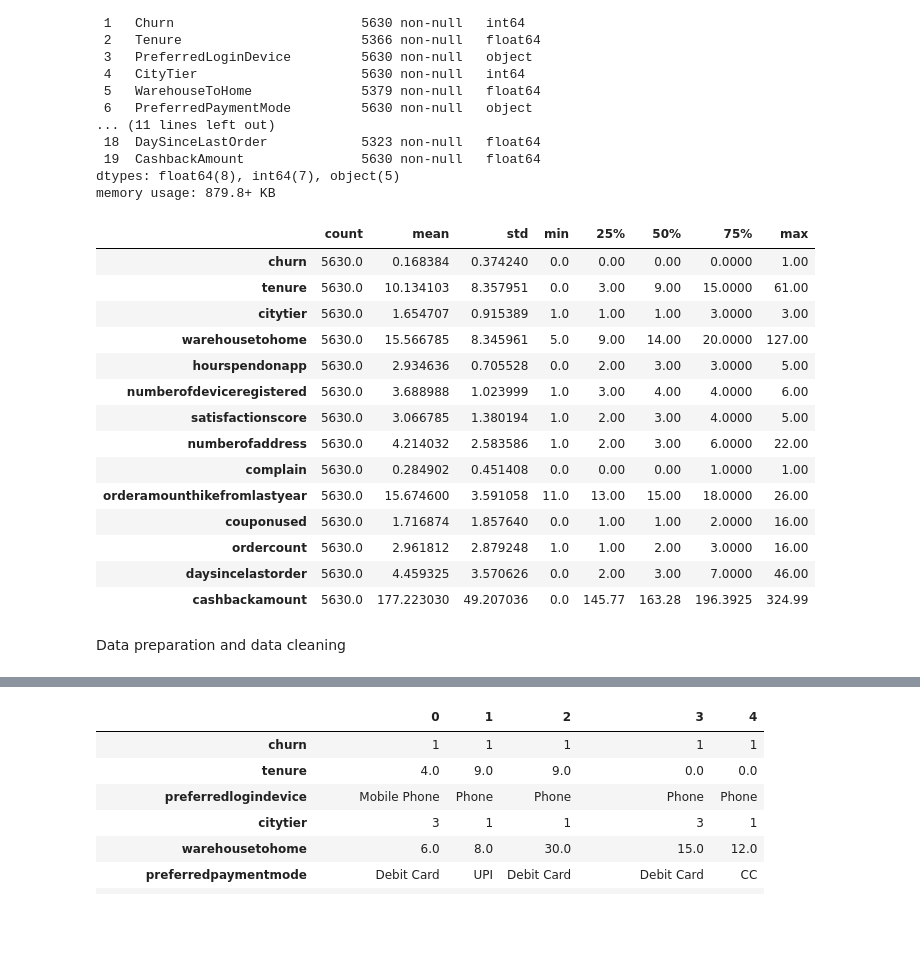
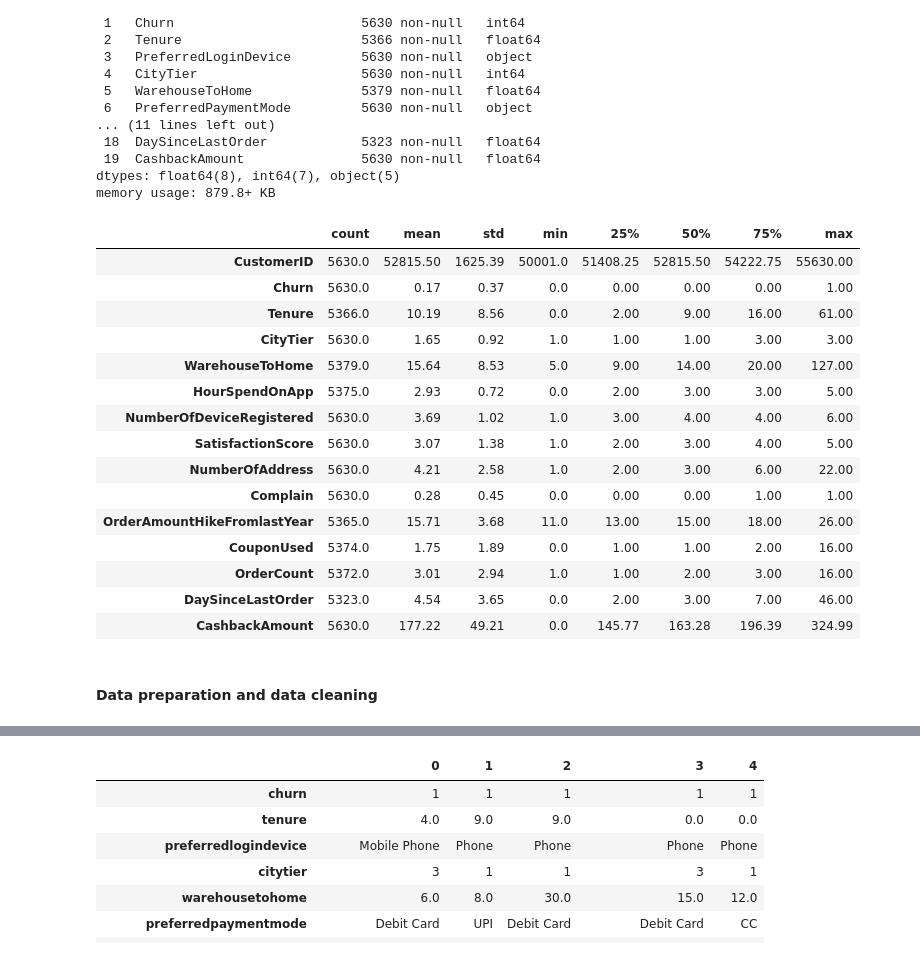
Before and after one commit to VadimChernik/customer_churn_prediction, a Jupyter notebook: notebook.ipynb, the cells around one changed output, grey strips where cells are left out. Drawn from its saved outputs; the diff is of its cells as text; code cells hidden in the pictures; blank space fills up the shorter version.

```diff
--- a/notebook.ipynb
+++ b/notebook.ipynb
@@ -40,25 +50,26 @@ Data columns (total 20 columns):
 dtypes: float64(8), int64(7), object(5)
 memory usage: 879.8+ KB
 # %%
-df.describe().T
+df.describe().round(2).T
 # %% [output]
 |  | count | mean | std | min | 25% | 50% | 75% | max |
-| churn | 5630.0 | 0.168384 | 0.374240 | 0.0 | 0.00 | 0.00 | 0.0000 | 1.00 |
-| tenure | 5630.0 | 10.134103 | 8.357951 | 0.0 | 3.00 | 9.00 | 15.0000 | 61.00 |
-| citytier | 5630.0 | 1.654707 | 0.915389 | 1.0 | 1.00 | 1.00 | 3.0000 | 3.00 |
-| warehousetohome | 5630.0 | 15.566785 | 8.345961 | 5.0 | 9.00 | 14.00 | 20.0000 | 127.00 |
-| hourspendonapp | 5630.0 | 2.934636 | 0.705528 | 0.0 | 2.00 | 3.00 | 3.0000 | 5.00 |
-| numberofdeviceregistered | 5630.0 | 3.688988 | 1.023999 | 1.0 | 3.00 | 4.00 | 4.0000 | 6.00 |
-| satisfactionscore | 5630.0 | 3.066785 | 1.380194 | 1.0 | 2.00 | 3.00 | 4.0000 | 5.00 |
-| numberofaddress | 5630.0 | 4.214032 | 2.583586 | 1.0 | 2.00 | 3.00 | 6.0000 | 22.00 |
-| complain | 5630.0 | 0.284902 | 0.451408 | 0.0 | 0.00 | 0.00 | 1.0000 | 1.00 |
-| orderamounthikefromlastyear | 5630.0 | 15.674600 | 3.591058 | 11.0 | 13.00 | 15.00 | 18.0000 | 26.00 |
-| couponused | 5630.0 | 1.716874 | 1.857640 | 0.0 | 1.00 | 1.00 | 2.0000 | 16.00 |
-| ordercount | 5630.0 | 2.961812 | 2.879248 | 1.0 | 1.00 | 2.00 | 3.0000 | 16.00 |
-| daysincelastorder | 5630.0 | 4.459325 | 3.570626 | 0.0 | 2.00 | 3.00 | 7.0000 | 46.00 |
-| cashbackamount | 5630.0 | 177.223030 | 49.207036 | 0.0 | 145.77 | 163.28 | 196.3925 | 324.99 |
+| CustomerID | 5630.0 | 52815.50 | 1625.39 | 50001.0 | 51408.25 | 52815.50 | 54222.75 | 55630.00 |
+| Churn | 5630.0 | 0.17 | 0.37 | 0.0 | 0.00 | 0.00 | 0.00 | 1.00 |
+| Tenure | 5366.0 | 10.19 | 8.56 | 0.0 | 2.00 | 9.00 | 16.00 | 61.00 |
+| CityTier | 5630.0 | 1.65 | 0.92 | 1.0 | 1.00 | 1.00 | 3.00 | 3.00 |
+| WarehouseToHome | 5379.0 | 15.64 | 8.53 | 5.0 | 9.00 | 14.00 | 20.00 | 127.00 |
+| HourSpendOnApp | 5375.0 | 2.93 | 0.72 | 0.0 | 2.00 | 3.00 | 3.00 | 5.00 |
+| NumberOfDeviceRegistered | 5630.0 | 3.69 | 1.02 | 1.0 | 3.00 | 4.00 | 4.00 | 6.00 |
+| SatisfactionScore | 5630.0 | 3.07 | 1.38 | 1.0 | 2.00 | 3.00 | 4.00 | 5.00 |
+| NumberOfAddress | 5630.0 | 4.21 | 2.58 | 1.0 | 2.00 | 3.00 | 6.00 | 22.00 |
+| Complain | 5630.0 | 0.28 | 0.45 | 0.0 | 0.00 | 0.00 | 1.00 | 1.00 |
+| OrderAmountHikeFromlastYear | 5365.0 | 15.71 | 3.68 | 11.0 | 13.00 | 15.00 | 18.00 | 26.00 |
+| CouponUsed | 5374.0 | 1.75 | 1.89 | 0.0 | 1.00 | 1.00 | 2.00 | 16.00 |
+| OrderCount | 5372.0 | 3.01 | 2.94 | 1.0 | 1.00 | 2.00 | 3.00 | 16.00 |
+| DaySinceLastOrder | 5323.0 | 4.54 | 3.65 | 0.0 | 2.00 | 3.00 | 7.00 | 46.00 |
+| CashbackAmount | 5630.0 | 177.22 | 49.21 | 0.0 | 145.77 | 163.28 | 196.39 | 324.99 |
 # %% [markdown]
-Data preparation and data cleaning
+#### Data preparation and data cleaning
 # %%
 df.columns = df.columns.str.lower().str.replace(' ', '_')
 # %%
```
Also changed, not shown: parts of 124 cells of this notebook, 8 other files.
